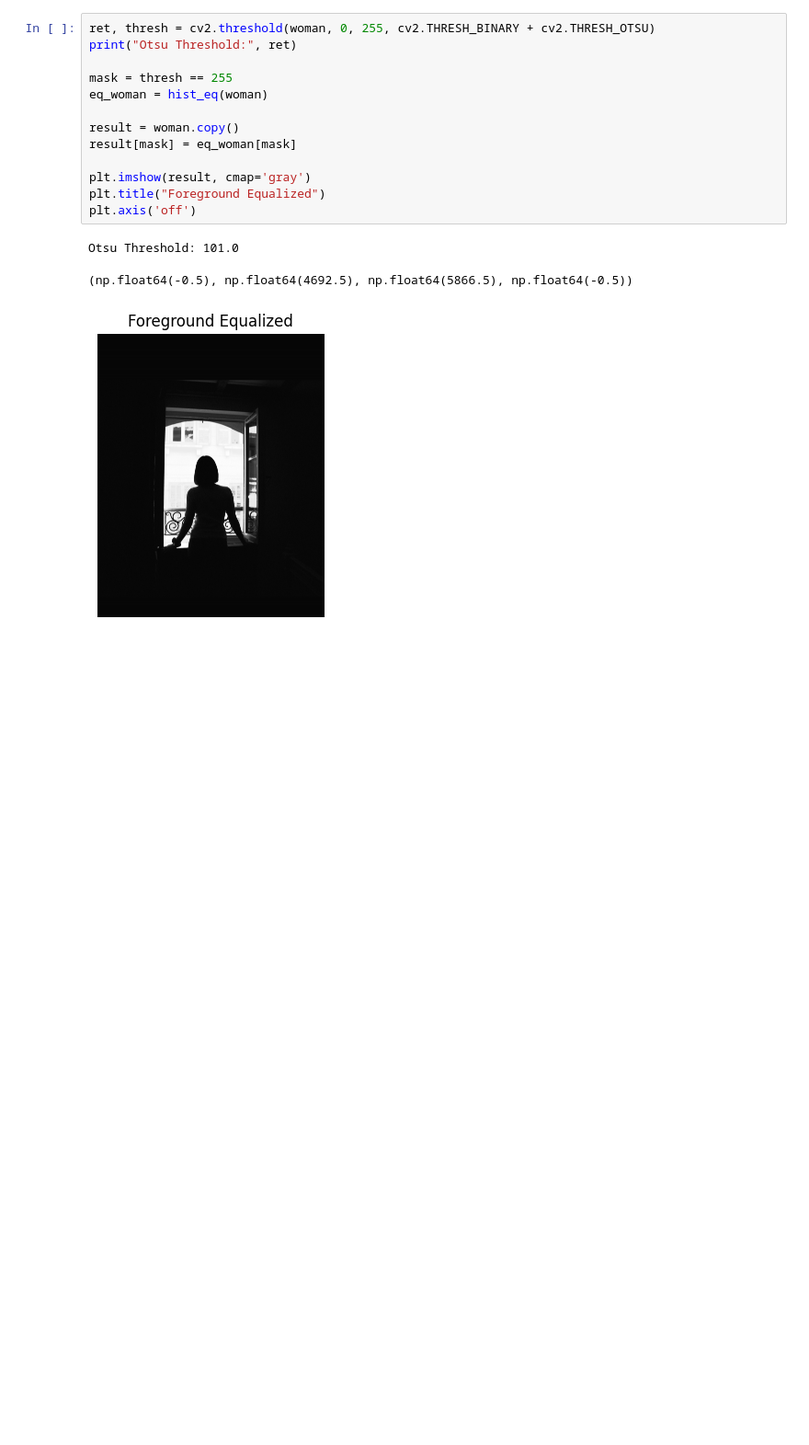
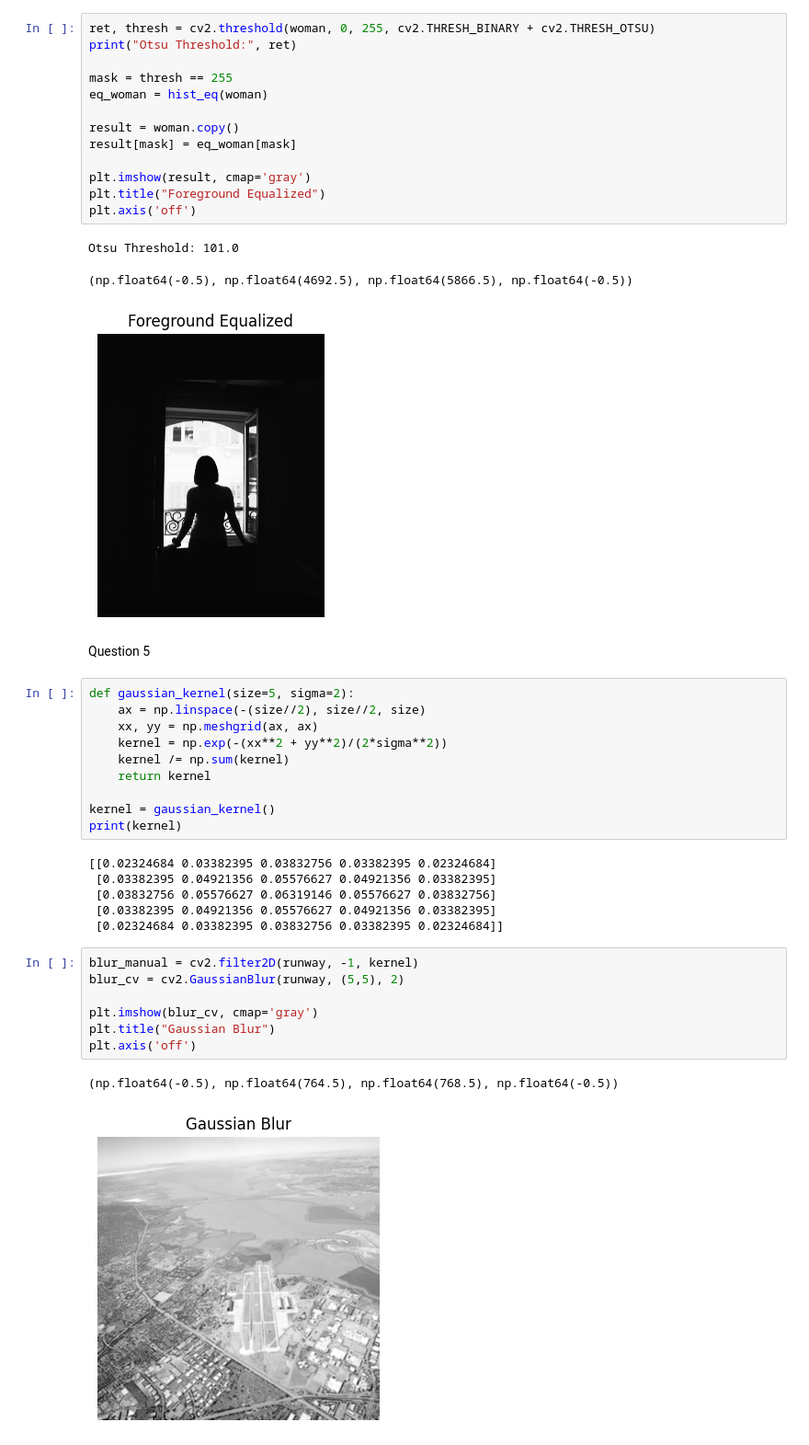
Before and after one commit to Bavitharan/computer-vision-assignment1, a Jupyter notebook: Assignment1.ipynb, the cells around one changed output. Shown at 92% size. Cells and saved outputs as stored; diff of their text form; blank space fills up the shorter version.

```diff
--- a/Assignment1.ipynb
+++ b/Assignment1.ipynb
@@ -111,3 +111,31 @@ plt.axis('off')
 Otsu Threshold: 101.0
 (np.float64(-0.5), np.float64(4692.5), np.float64(5866.5), np.float64(-0.5))
 [figure]
+# %% [markdown]
+Question 5
+# %%
+def gaussian_kernel(size=5, sigma=2):
+    ax = np.linspace(-(size//2), size//2, size)
+    xx, yy = np.meshgrid(ax, ax)
+    kernel = np.exp(-(xx**2 + yy**2)/(2*sigma**2))
+    kernel /= np.sum(kernel)
+    return kernel
+
+kernel = gaussian_kernel()
+print(kernel)
+# %% [output]
+[[0.02324684 0.03382395 0.03832756 0.03382395 0.02324684]
+ [0.03382395 0.04921356 0.05576627 0.04921356 0.03382395]
+ [0.03832756 0.05576627 0.06319146 0.05576627 0.03832756]
+ [0.03382395 0.04921356 0.05576627 0.04921356 0.03382395]
+ [0.02324684 0.03382395 0.03832756 0.03382395 0.02324684]]
+# %%
+blur_manual = cv2.filter2D(runway, -1, kernel)
+blur_cv = cv2.GaussianBlur(runway, (5,5), 2)
+
+plt.imshow(blur_cv, cmap='gray')
+plt.title("Gaussian Blur")
+plt.axis('off')
+# %% [output]
+(np.float64(-0.5), np.float64(764.5), np.float64(768.5), np.float64(-0.5))
+[figure, added]
```
